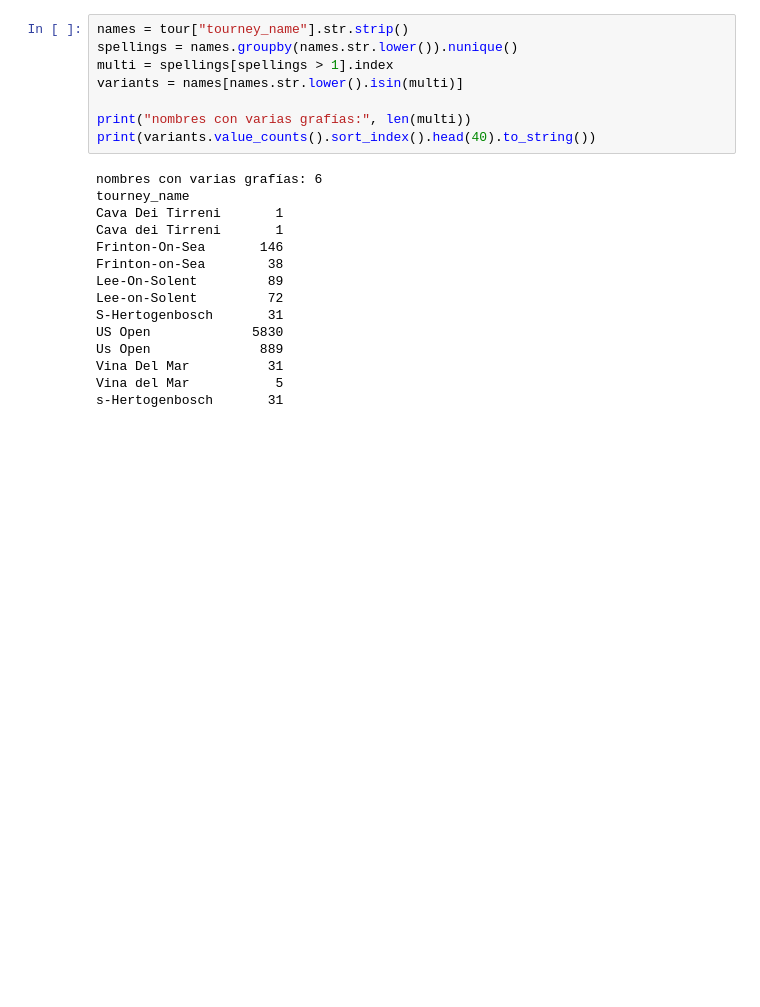
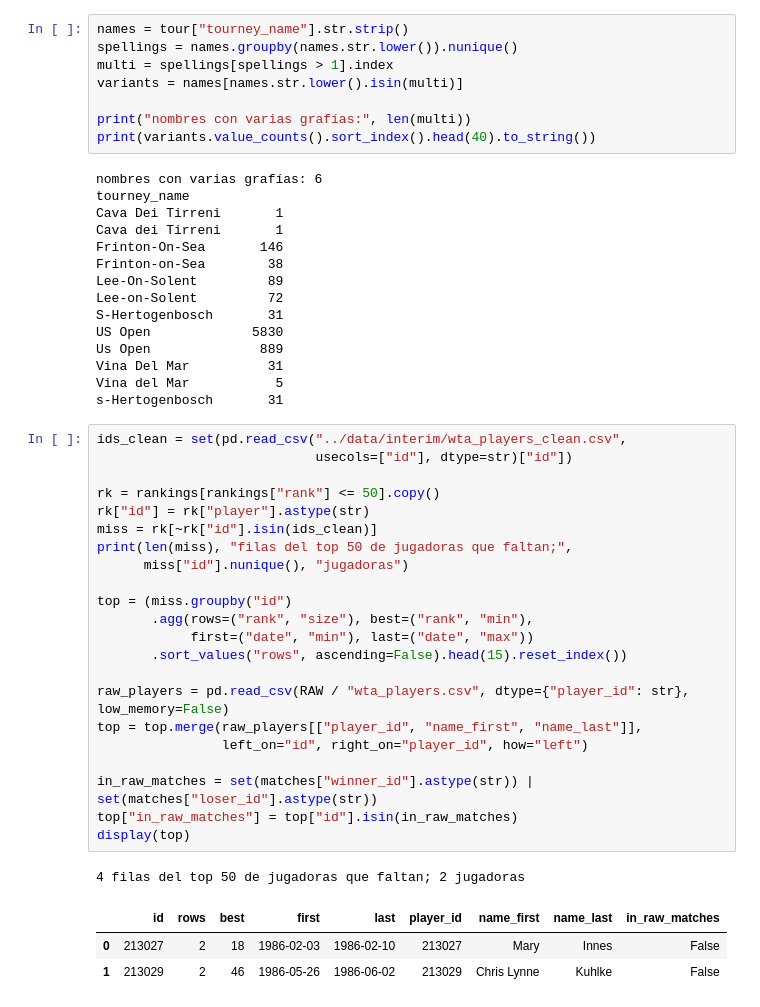
Before and after one commit to xavipena-data/atp-tennis-dashboard, a Jupyter notebook: notebooks/02_wta_profiling.ipynb, the cells around one changed output. Drawn from its saved outputs; the diff is of its cells as text; blank space fills up the shorter version.

```diff
--- a/notebooks/02_wta_profiling.ipynb
+++ b/notebooks/02_wta_profiling.ipynb
@@ -487,3 +487,30 @@ Us Open              889
 Vina Del Mar          31
 Vina del Mar           5
 s-Hertogenbosch       31
+# %%
+ids_clean = set(pd.read_csv("../data/interim/wta_players_clean.csv",
+                            usecols=["id"], dtype=str)["id"])
+
+rk = rankings[rankings["rank"] <= 50].copy()
+rk["id"] = rk["player"].astype(str)
+miss = rk[~rk["id"].isin(ids_clean)]
+print(len(miss), "filas del top 50 de jugadoras que faltan;",
+      miss["id"].nunique(), "jugadoras")
+
+top = (miss.groupby("id")
+       .agg(rows=("rank", "size"), best=("rank", "min"),
+            first=("date", "min"), last=("date", "max"))
+       .sort_values("rows", ascending=False).head(15).reset_index())
+
+raw_players = pd.read_csv(RAW / "wta_players.csv", dtype={"player_id": str}, low_memory=False)
+top = top.merge(raw_players[["player_id", "name_first", "name_last"]],
+                left_on="id", right_on="player_id", how="left")
+
+in_raw_matches = set(matches["winner_id"].astype(str)) | set(matches["loser_id"].astype(str))
+top["in_raw_matches"] = top["id"].isin(in_raw_matches)
+display(top)
+# %% [output]
+4 filas del top 50 de jugadoras que faltan; 2 jugadoras
+|  | id | rows | best | first | last | player_id | name_first | name_last | in_raw_matches |
+| 0 | 213027 | 2 | 18 | 1986-02-03 | 1986-02-10 | 213027 | Mary | Innes | False |
+| 1 | 213029 | 2 | 46 | 1986-05-26 | 1986-06-02 | 213029 | Chris Lynne | Kuhlke | False |
```
Also changed, not shown: parts of 2 cells of this notebook, 2 other files.
